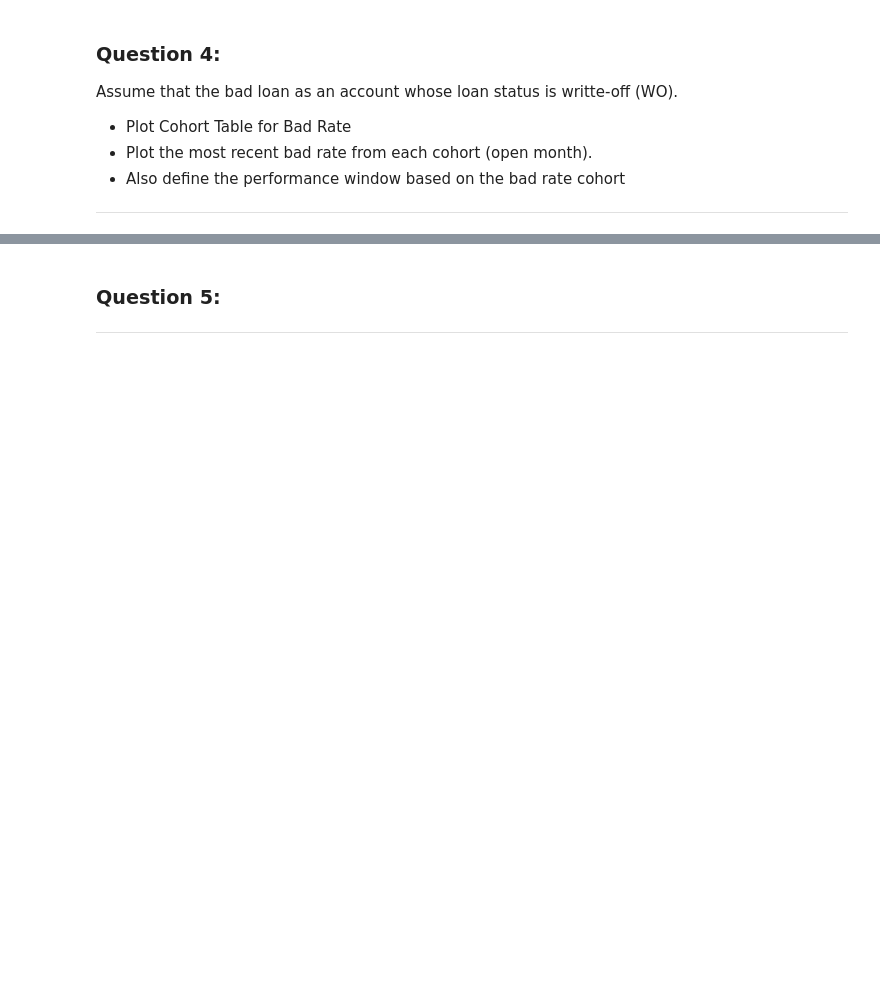
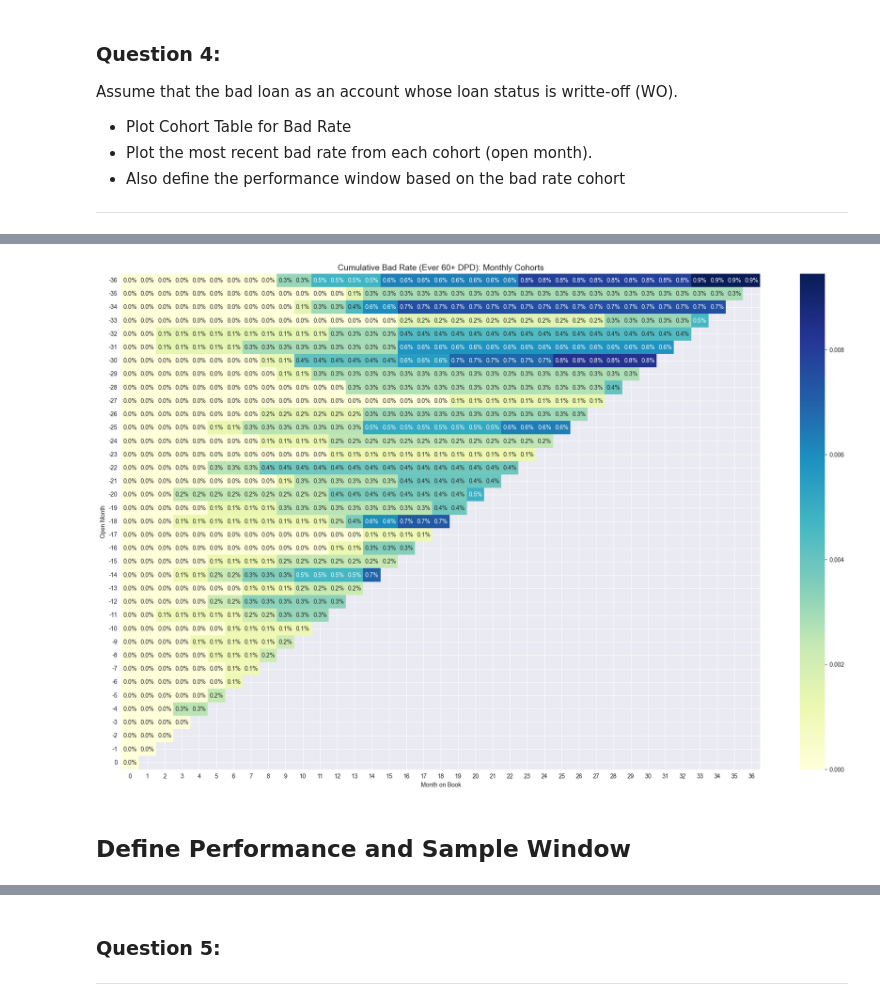
Before and after one commit to rudimuliawan/credit-scoring-analytics, a Jupyter notebook: mentoring/question_mentoring1.ipynb, the cells around one changed output, grey strips where cells are left out. Saved outputs shown, nothing was run; the diff lists cells and outputs as text; code cells hidden in the pictures; blank space fills up the shorter version.

```diff
--- a/mentoring/question_mentoring1.ipynb
+++ b/mentoring/question_mentoring1.ipynb
@@ -305,0 +457,6 @@ performance_pivot2
+# %%
+# Reset index and rename columns
+cohort.reset_index(inplace = True)
+cohort.columns = ['open_month', 'month_on_books', 'total_account_per_mob']
+
+cohort
@@ -305,0 +524,5 @@ performance_pivot2
+# %%
+# Create a column to store the total of bad accounts
+cohort['total_bad'] = np.nan
+
+cohort
@@ -305,0 +548,10 @@ performance_pivot2
+# %%
+# Use only open_month >= -36 (last 3 years booking)
+max_open = -36
+max_window = -(max_open)
+
+# Define new cohort
+cohort_dup = cohort.copy()
+cohort = cohort[cohort['open_month'] >= max_open]
+
+cohort
@@ -305,0 +616,7 @@ performance_pivot2
+# %%
+# Pivot the cohort table
+cohort_pivot = cohort.pivot(index = 'open_month',
+                            columns = 'month_on_books',
+                            values = 'bad_rate')
+
+cohort_pivot
@@ -305,0 +643,21 @@ performance_pivot2
+# %%
+# Vizualise the cohort in heatmap
+plt.figure(figsize = (24,15))
+
+plt.title('Cumulative Bad Rate (Ever 60+ DPD): Monthly Cohorts',
+          fontsize = 14)
+
+# Create the heatmap
+sns.heatmap(data = cohort_pivot,
+            annot = True,
+            fmt = '.1%',
+            cmap = 'YlGnBu')
+
+plt.ylabel('Open Month')
+plt.xlabel('Month on Book')
+plt.yticks(rotation = 'horizontal')
+plt.show()
+# %% [output]
+[figure, added]
+# %% [markdown]
+## Define Performance and Sample Window ##
```
Also changed, not shown: parts of 24 cells of this notebook.
